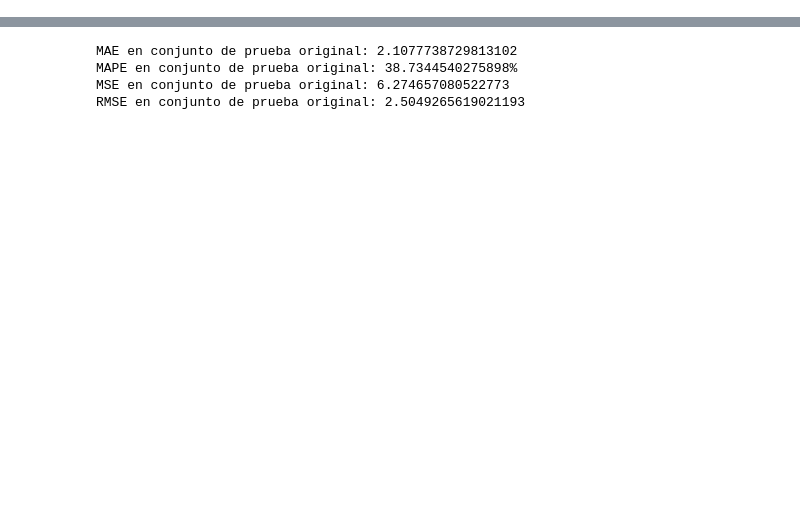
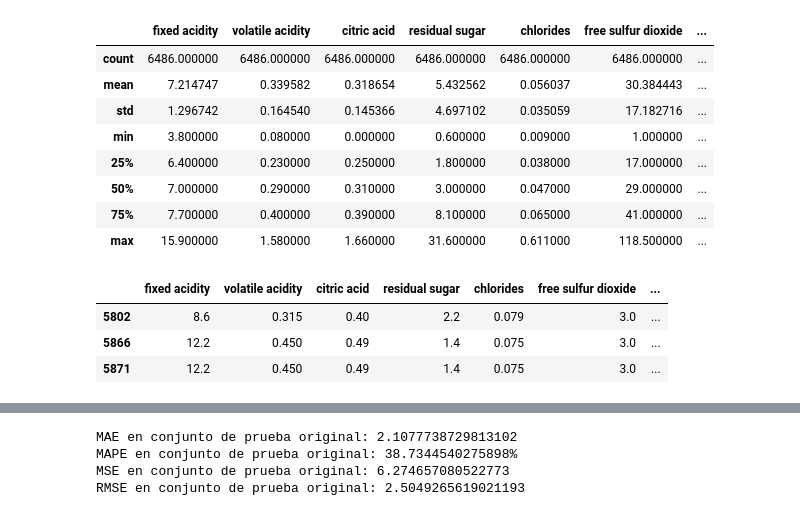
Before and after one commit to miguelrm81/Proyecto_ML-_Vinos, a Jupyter notebook: proyecto_vinos_calidad_ML/notebooks/pruebas/prueba4.ipynb, the cells around one changed output, grey strips where cells are left out. Drawn from its saved outputs; the diff is of its cells as text; code cells hidden in the pictures; blank space fills up the shorter version.

```diff
--- a/proyecto_vinos_calidad_ML/notebooks/pruebas/prueba4.ipynb
+++ b/proyecto_vinos_calidad_ML/notebooks/pruebas/prueba4.ipynb
@@ -16,6 +16,27 @@ from sklearn.ensemble import GradientBoostingClassifier
 from sklearn.neighbors import KNeighborsClassifier
 from sklearn.model_selection import train_test_split, GridSearchCV, RandomizedSearchCV
 from sklearn.metrics import mean_absolute_error, mean_squared_error
+# %%
+df3 = pd.read_csv('../../data/processed.csv')
+# %%
+df3.describe()
+# %% [output]
+|  | fixed acidity | volatile acidity | citric acid | residual sugar | chlorides | free sulfur dioxide | ... |
+| count | 6486.000000 | 6486.000000 | 6486.000000 | 6486.000000 | 6486.000000 | 6486.000000 | ... |
+| mean | 7.214747 | 0.339582 | 0.318654 | 5.432562 | 0.056037 | 30.384443 | ... |
+| std | 1.296742 | 0.164540 | 0.145366 | 4.697102 | 0.035059 | 17.182716 | ... |
+| min | 3.800000 | 0.080000 | 0.000000 | 0.600000 | 0.009000 | 1.000000 | ... |
+| 25% | 6.400000 | 0.230000 | 0.250000 | 1.800000 | 0.038000 | 17.000000 | ... |
+| 50% | 7.000000 | 0.290000 | 0.310000 | 3.000000 | 0.047000 | 29.000000 | ... |
+| 75% | 7.700000 | 0.400000 | 0.390000 | 8.100000 | 0.065000 | 41.000000 | ... |
+| max | 15.900000 | 1.580000 | 1.660000 | 31.600000 | 0.611000 | 118.500000 | ... |
+# %%
+df3[df3['total sulfur dioxide'] < 7]
+# %% [output]
+|  | fixed acidity | volatile acidity | citric acid | residual sugar | chlorides | free sulfur dioxide | ... |
+| 5802 | 8.6 | 0.315 | 0.40 | 2.2 | 0.079 | 3.0 | ... |
+| 5866 | 12.2 | 0.450 | 0.49 | 1.4 | 0.075 | 3.0 | ... |
+| 5871 | 12.2 | 0.450 | 0.49 | 1.4 | 0.075 | 3.0 | ... |
 # %%
 test = pd.read_csv('../../data/test.csv')
 test
```
Also changed, not shown: parts of 55 cells of this notebook, 2 other files.
